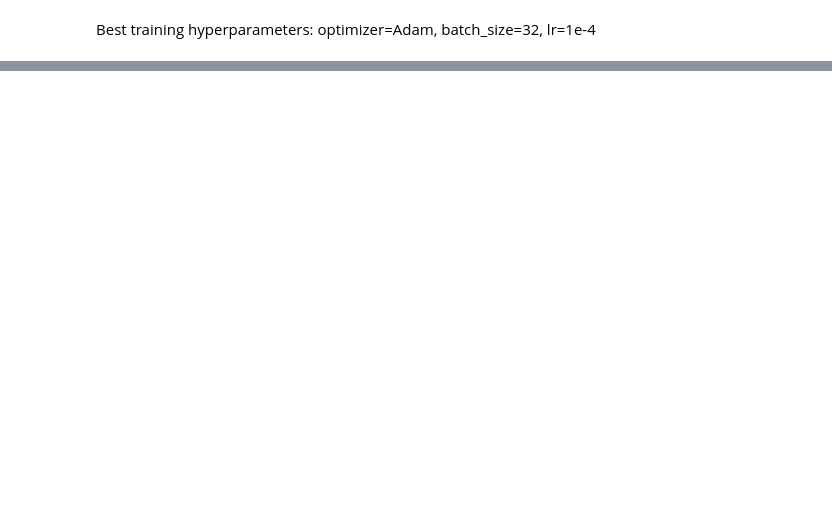
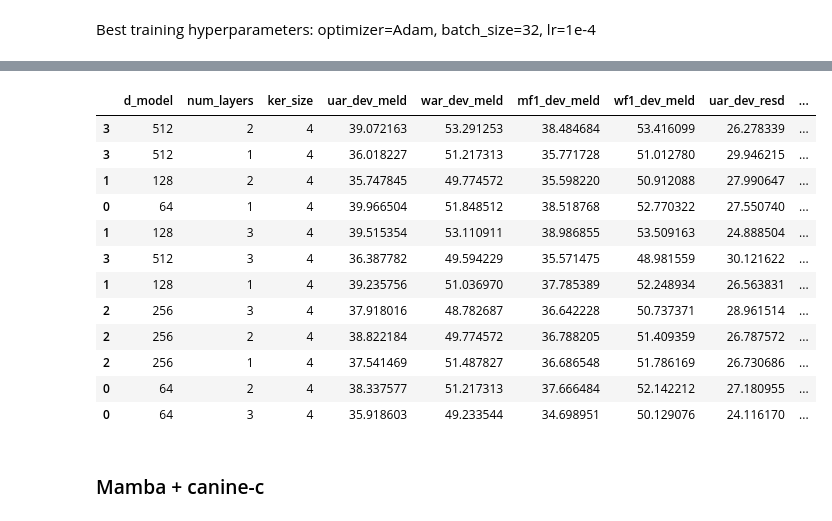
Before and after one commit to LEYA-HSE/BiBiER, a Jupyter notebook: text-based_experiments/Mamba_experiments.ipynb, the cells around one changed output, grey strips where cells are left out. Drawn from its saved outputs; the diff is of its cells as text; code cells hidden in the pictures; blank space fills up the shorter version.

```diff
--- a/text-based_experiments/Mamba_experiments.ipynb
+++ b/text-based_experiments/Mamba_experiments.ipynb
@@ -1123,0 +1151,2 @@ Best training hyperparameters: optimizer=Adam, batch_size=32, lr=1e-4
+# %%
+PATH_TO_MODEL = os.path.join(ROOT_DIR, "Models_mamba_xlm-roberta-base")
@@ -1123,0 +1245,23 @@ Best training hyperparameters: optimizer=Adam, batch_size=32, lr=1e-4
+# %%
+%%capture --no-stdout
+result = []
+ker_size = 4
+num_layers = 3
+for d_model in [64, 128, 256, 512]:
+    print(f"d_model={d_model}, num_layers={num_layers}, ker_size={ker_size}")
+    model_mamba = Mamba(model_name='xlm-roberta-base', pooling=None,  num_layers = num_layers, d_input = 768, d_model = d_model, num_classes=7, ker_size=ker_size).to(device)
+    optimizer = optim.Adam(params = model_mamba.parameters(), lr = LEARNING_RATE)
+    loss_fn = nn.CrossEntropyLoss(weight=class_weights)
+    trainer = ModelTrainer(model_mamba, train_dataloader, dev_meld_dataloader, dev_resd_dataloader, test_meld_dataloader, test_resd_dataloader, device, EPOCHS, ROUND_LOSS, ROUND_ACC, optimizer, loss_fn)
+    trainer.train(PATH_TO_MODEL)
+    checkpoint = torch.load(os.path.join(PATH_TO_MODEL, trainer._best_model_name))
+    model_mamba.load_state_dict(checkpoint['model_state_dict'])
+    metrics_dev_meld = evaluate_metrics(model_mamba, dev_meld_dataloader)
+    metrics_dev_resd = evaluate_metrics(model_mamba, dev_resd_dataloader)
+    print("Метрики на валидационной выборке MELD: ", metrics_dev_meld)
+    print("Метрики на валидационной выборке RESD: ", metrics_dev_resd)
+    metrics_test_meld = evaluate_metrics(model_mamba, test_meld_dataloader)
+    metrics_test_resd = evaluate_metrics(model_mamba, test_resd_dataloader)
+    print("Метрики на тестовой выборке MELD: ", metrics_test_meld)
+    print("Метрики на тестовой выборке RESD: ", metrics_test_resd)
+    result.append([{"d_model" : d_model, "num_layers": num_layers, "ker_size" : ker_size}, metrics_dev_meld, metrics_dev_resd, metrics_test_meld, metrics_test_resd, trainer._best_model_name])
@@ -1123,0 +1291,28 @@ Best training hyperparameters: optimizer=Adam, batch_size=32, lr=1e-4
+# %%
+columns = ["d_model", "num_layers", "ker_size", "uar_dev_meld", "war_dev_meld", "mf1_dev_meld", "wf1_dev_meld", "uar_dev_resd", "war_dev_resd", "mf1_dev_resd", "wf1_dev_resd", "uar_test_meld", "war_test_meld", "mf1_test_meld", "wf1_test_meld", "uar_test_resd", "war_test_resd", "mf1_test_resd", "wf1_test_resd", "путь"]
+df = pd.concat([pd.read_csv(os.path.join(PATH_TO_MODEL, "result_num_layers_1_ker_size_4_d_model.csv"), index_col=0), pd.read_csv(os.path.join(PATH_TO_MODEL, "result_num_layers_2_ker_size_4_d_model.csv"), index_col=0), pd.read_csv(os.path.join(PATH_TO_MODEL, "result_num_layers_3_ker_size_4_d_model.csv"), index_col=0)])
+df.columns=columns
+# %%
+df['average_dev_meld'] = (df['uar_dev_meld'] + df['war_dev_meld'] + df['mf1_dev_meld'] + df['wf1_dev_meld']) / 4.0
+df['average_dev_resd'] = (df['uar_dev_resd'] + df['war_dev_resd'] + df['mf1_dev_resd'] + df['wf1_dev_resd']) / 4.0
+df['average_test_meld'] = (df['uar_test_meld'] + df['war_test_meld'] + df['mf1_test_meld'] + df['wf1_test_meld']) / 4.0
+df['average_test_resd'] = (df['uar_test_resd'] + df['war_test_resd'] + df['mf1_test_resd'] + df['wf1_test_resd']) / 4.0
+df['avg_test'] = 0.5 * (df['average_test_meld'] + df['average_test_resd'])
+# %%
+df.sort_values('avg_test' , ascending=False)
+# %% [output]
+|  | d_model | num_layers | ker_size | uar_dev_meld | war_dev_meld | mf1_dev_meld | wf1_dev_meld | uar_dev_resd | ... |
+| 3 | 512 | 2 | 4 | 39.072163 | 53.291253 | 38.484684 | 53.416099 | 26.278339 | ... |
+| 3 | 512 | 1 | 4 | 36.018227 | 51.217313 | 35.771728 | 51.012780 | 29.946215 | ... |
+| 1 | 128 | 2 | 4 | 35.747845 | 49.774572 | 35.598220 | 50.912088 | 27.990647 | ... |
+| 0 | 64 | 1 | 4 | 39.966504 | 51.848512 | 38.518768 | 52.770322 | 27.550740 | ... |
+| 1 | 128 | 3 | 4 | 39.515354 | 53.110911 | 38.986855 | 53.509163 | 24.888504 | ... |
+| 3 | 512 | 3 | 4 | 36.387782 | 49.594229 | 35.571475 | 48.981559 | 30.121622 | ... |
+| 1 | 128 | 1 | 4 | 39.235756 | 51.036970 | 37.785389 | 52.248934 | 26.563831 | ... |
+| 2 | 256 | 3 | 4 | 37.918016 | 48.782687 | 36.642228 | 50.737371 | 28.961514 | ... |
+| 2 | 256 | 2 | 4 | 38.822184 | 49.774572 | 36.788205 | 51.409359 | 26.787572 | ... |
+| 2 | 256 | 1 | 4 | 37.541469 | 51.487827 | 36.686548 | 51.786169 | 26.730686 | ... |
+| 0 | 64 | 2 | 4 | 38.337577 | 51.217313 | 37.666484 | 52.142212 | 27.180955 | ... |
+| 0 | 64 | 3 | 4 | 35.918603 | 49.233544 | 34.698951 | 50.129076 | 24.116170 | ... |
+# %% [markdown]
+### Mamba + canine-c
```
Also changed, not shown: parts of 23 cells of this notebook, 2 other files.
